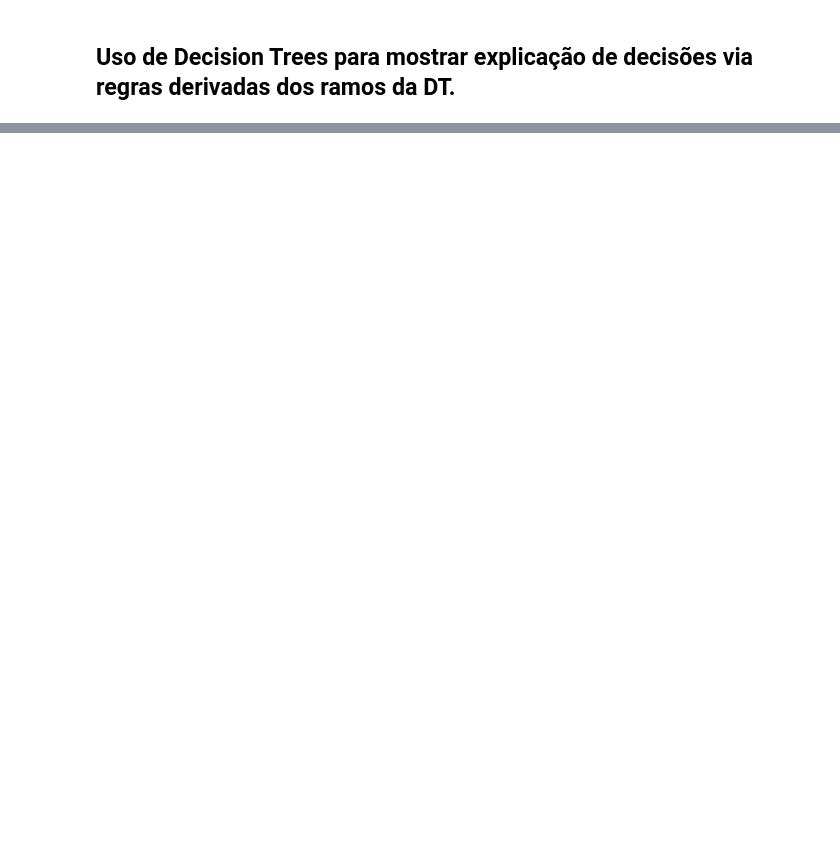
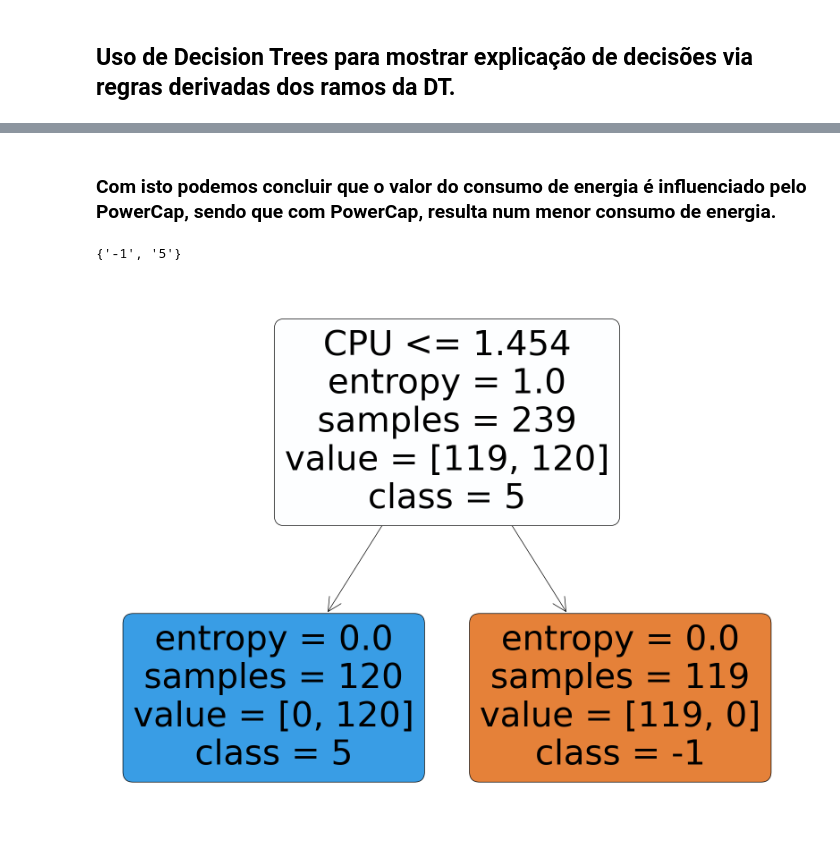
Before and after one commit to JoseBambora/ProjetoEES, a Jupyter notebook: Parte3/Aula3_eng.ipynb, the cells around one changed output, grey strips where cells are left out. Drawn from its saved outputs; the diff is of its cells as text; code cells hidden in the pictures; blank space fills up the shorter version.

```diff
--- a/Parte3/Aula3_eng.ipynb
+++ b/Parte3/Aula3_eng.ipynb
@@ -46,0 +40,7 @@ tree.plot_tree(clf,feature_names=atribs,class_names=classes,filled=True, rounded
+# %% [markdown]
+### Com isto podemos concluir que o valor do consumo de energia é influenciado pelo PowerCap, sendo que com PowerCap, resulta num menor consumo de energia.
+# %%
+plot_relation('PowerLimit',['CPU'])
+# %% [output]
+{'-1', '5'}
+[figure, added]
```
Also changed, not shown: parts of 12 cells of this notebook, 2 other files.
